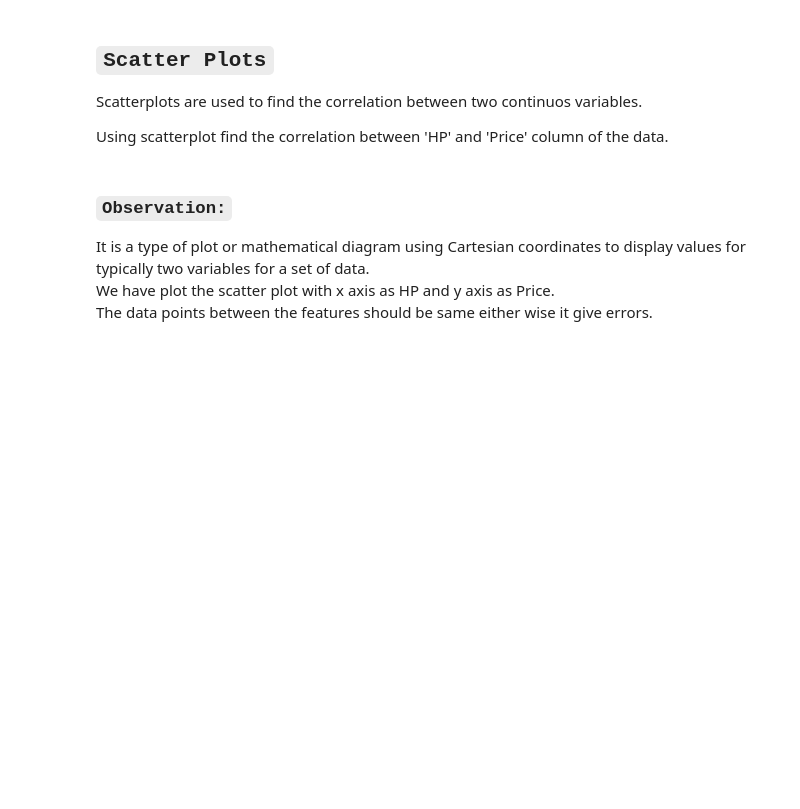
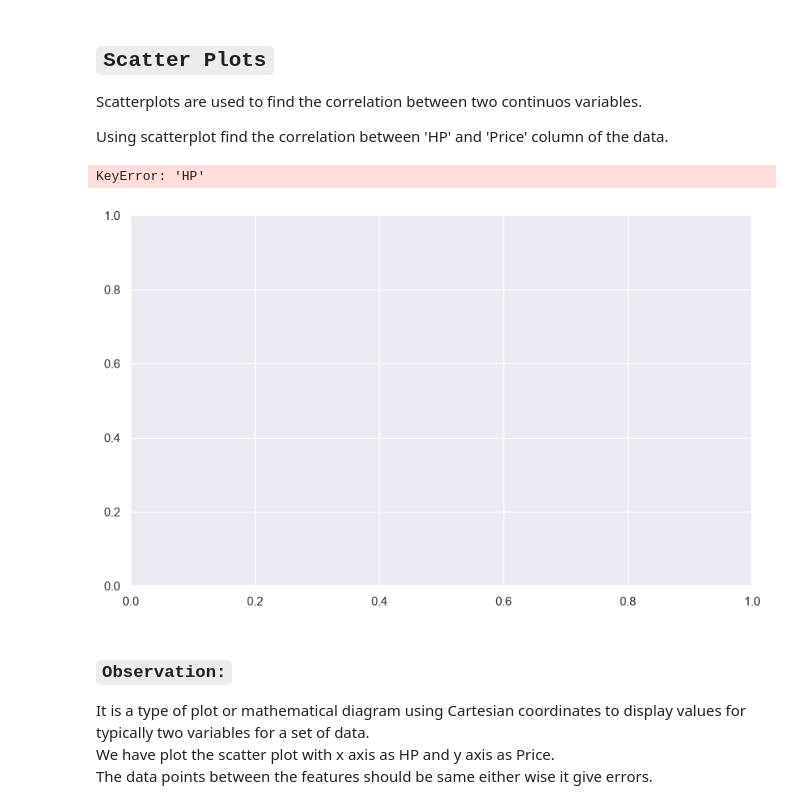
Before and after one commit to ravindrapal001/EDA-Assignment-Days-14, a Jupyter notebook: EDA_Assignment_Day_14.ipynb, the cells around one changed output. Drawn from its saved outputs; the diff is of its cells as text; code cells hidden in the pictures; blank space fills up the shorter version.

```diff
--- a/EDA_Assignment_Day_14.ipynb
+++ b/EDA_Assignment_Day_14.ipynb
@@ -340,9 +383,18 @@ Scatterplots are used to find the correlation between two continuos variables.
 Using scatterplot find the correlation between 'HP' and 'Price' column of the data.
 # %%
 ## Your code here -
-# fig, ax = plt.subplots(figsize=(10,6))
+fig, ax = plt.subplots(figsize=(10,6))
 
-# plot scatterplot on hp and price
+ax.scatter(df['HP'],df['Price'])
+
+plt.xlabel('HP')
+plt.ylabel('Price')
+plt.title('HP vs Price')
+
+plt.show()
+# %% [output]
+KeyError: 'HP'
+[figure, added]
 # %% [markdown]
 ### **`Observation:`**<br>
 It is a type of plot or mathematical diagram using Cartesian coordinates to display values for typically two variables for a set of data.<br>
```
Also changed, not shown: parts of 13 cells of this notebook.
